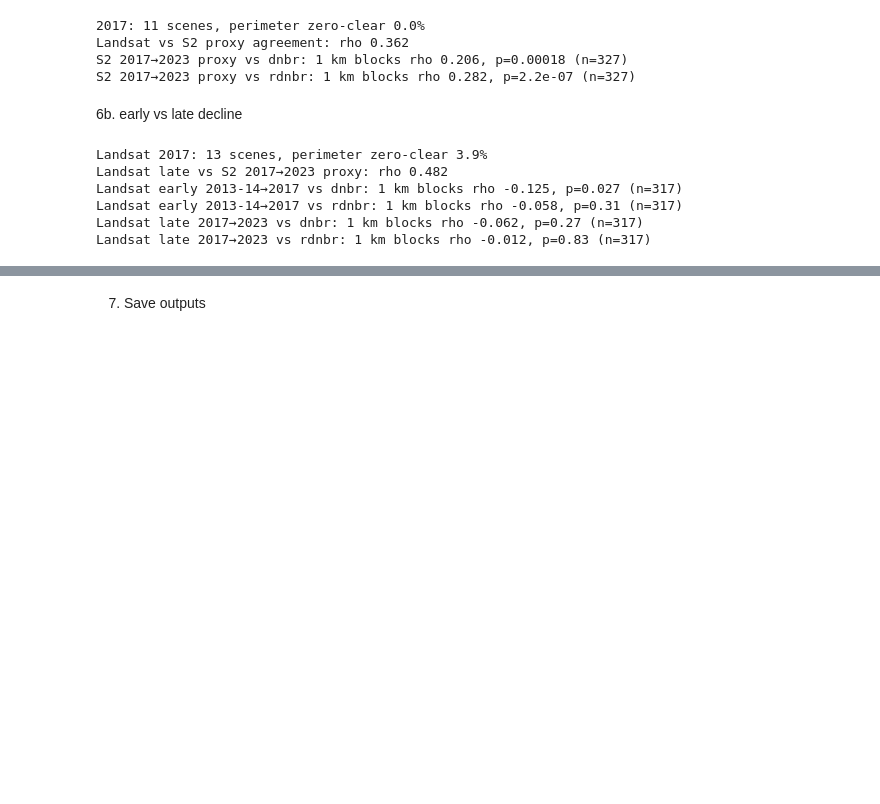
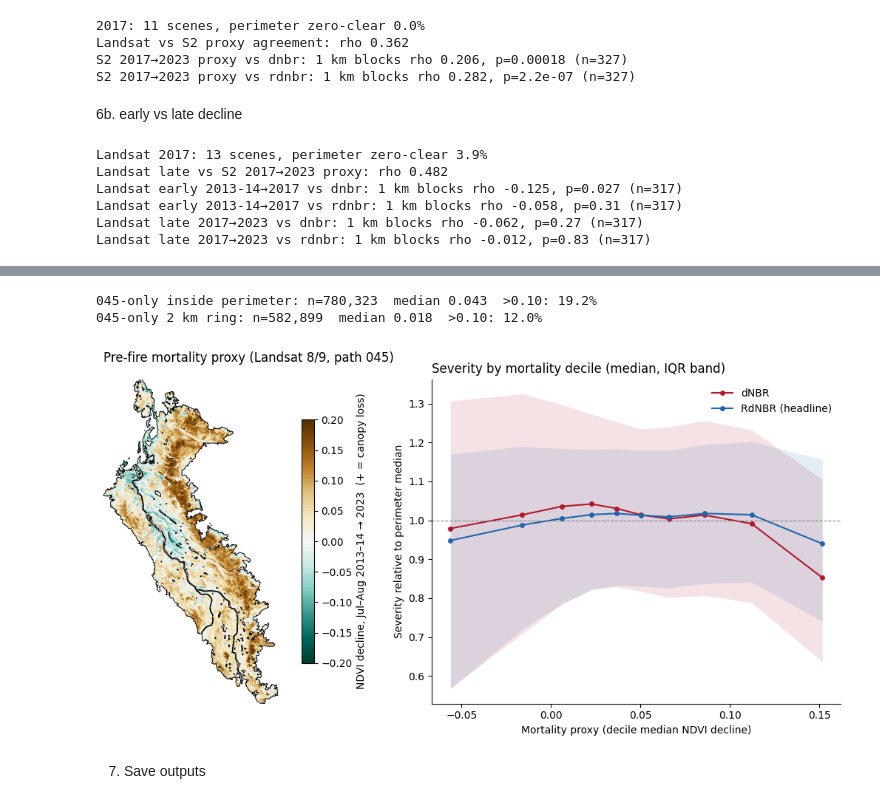
Before and after one commit to MegaDeadCowboy/jasper-burn-severity, a Jupyter notebook: notebooks/05_beetle.ipynb, the cells around one changed output, grey strips where cells are left out. Cells and saved outputs as stored; diff of their text form; code cells hidden in the pictures; blank space fills up the shorter version.

```diff
--- a/notebooks/05_beetle.ipynb
+++ b/notebooks/05_beetle.ipynb
@@ -331,0 +338,19 @@ Landsat late 2017→2023 vs rdnbr: 1 km blocks rho -0.012, p=0.83 (n=317)
+# %%
+items = {k: [i for dt in v for i in search(dt)] for k, v in WINDOWS.items()}
+items["2017"] = search("2017-07-01/2017-08-31")
+p45 = {k: [i for i in v if i.properties["landsat:wrs_path"] == "045"] for k, v in items.items()}
+ls45 = {k: ndvi_composite(v) for k, v in p45.items()}
+for k, ds in ls45.items():
+    zc = ((ds.n_clear.values == 0) & IN).sum() / IN.sum()
+    print(f"045-only {k}: {len(p45[k])} scenes, perimeter zero-clear {zc:.1%}, "
+          f"median clear {np.median(ds.n_clear.values[IN]):.0f}")
+
+mort45 = (ls45["base"].ndvi - ls45["2023"].ndvi).values
+for side, m_ in [("east", valid & (dist > 0) & (dist <= 500)), ("west", valid & (dist <= 0) & (dist >= -500))]:
+    v = mort45[m_]; v = v[np.isfinite(v)]
+    print(f"045-only 500 m strip {side}: decline median {np.median(v):.3f}")
+
+x45 = mort45[sel][idx]; f45 = np.isfinite(x45)
+for k in ("dnbr", "rdnbr"):
+    r, p, n = block_rho(x45[f45], df[k].values[f45], df.blk.values[f45])
+    print(f"045-only total decline vs {k}: 1 km blocks rho {r:.3f}, p={p:.2g} (n={n})")
@@ -332,3 +365,42 @@ Landsat late 2017→2023 vs rdnbr: 1 km blocks rho -0.012, p=0.83 (n=317)
+# %%
+import matplotlib.pyplot as plt
+
+mort_map = (ls45["base"].ndvi - ls45["2023"].ndvi).rename("ndvi_decline").rio.write_crs(UTM)
+mort_map.rio.to_raster(DATA / "ndvi_decline_045_2013-14_2023.tif", compress="deflate")
+for name, zone in [("inside perimeter", IN), ("2 km ring", RING)]:
+    m_ = mort_map.values[zone & veg & np.isfinite(mort_map.values) & np.isfinite(d.values)]
+    print(f"045-only {name}: n={m_.size:,}  median {np.median(m_):.3f}  >0.10: {np.mean(m_ > 0.10):.1%}")
+
+fdf = df[f45].assign(mort=x45[f45])
+fdf["mort_dec"] = pd.qcut(fdf.mort, 10, labels=False)
+q = lambda p: (lambda s: s.quantile(p))
+dec = fdf.groupby("mort_dec").agg(mort=("mort", "median"),
+        **{f"{k}_{p}": (k, q(p)) for k in ("dnbr", "rdnbr") for p in (0.25, 0.5, 0.75)})
+
+fig, (a1, a2) = plt.subplots(1, 2, figsize=(13, 5.5), gridspec_kw={"width_ratios": [1.15, 1]})
+m = mort_map.where(IN & veg)
+im = a1.imshow(m.values, cmap="BrBG_r", vmin=-0.2, vmax=0.2,
+               extent=[float(m.x.min()) - 10, float(m.x.max()) + 10, float(m.y.min()) - 10, float(m.y.max()) + 10])
+perim.boundary.plot(ax=a1, color="k", lw=0.6)
+x0, y0, x1, y1 = perim.total_bounds; a1.set_xlim(x0, x1); a1.set_ylim(y0, y1); a1.set_axis_off()
+fig.colorbar(im, ax=a1, shrink=0.75, label="NDVI decline, Jul–Aug 2013–14 → 2023  (+ = canopy loss)")
+a1.set_title("Pre-fire mortality proxy (Landsat 8/9, path 045)", loc="left")
+
+for k, c, lab in [("dnbr", "#b2182b", "dNBR"), ("rdnbr", "#2166ac", "RdNBR (headline)")]:
+    med = fdf[k].median()
+    a2.plot(dec.mort, dec[f"{k}_0.5"] / med, "-o", color=c, label=lab, ms=4)
+    a2.fill_between(dec.mort, dec[f"{k}_0.25"] / med, dec[f"{k}_0.75"] / med, color=c, alpha=0.12, lw=0)
+a2.axhline(1, color="0.5", lw=0.8, ls="--")
+a2.set_xlabel("Mortality proxy (decile median NDVI decline)")
+a2.set_ylabel("Severity relative to perimeter median")
+a2.set_title("Severity by mortality decile (median, IQR band)", loc="left")
+a2.legend(frameon=False); a2.spines[["top", "right"]].set_visible(False)
+fig.tight_layout()
+fig.savefig(FIG / "beetle_severity.png", dpi=200, bbox_inches="tight")
+# %% [output]
+045-only inside perimeter: n=780,323  median 0.043  >0.10: 19.2%
+045-only 2 km ring: n=582,899  median 0.018  >0.10: 12.0%
+[figure, added]
 # %% [markdown]
 7. Save outputs
 # %%
```
Also changed, not shown: parts of 6 cells of this notebook.
